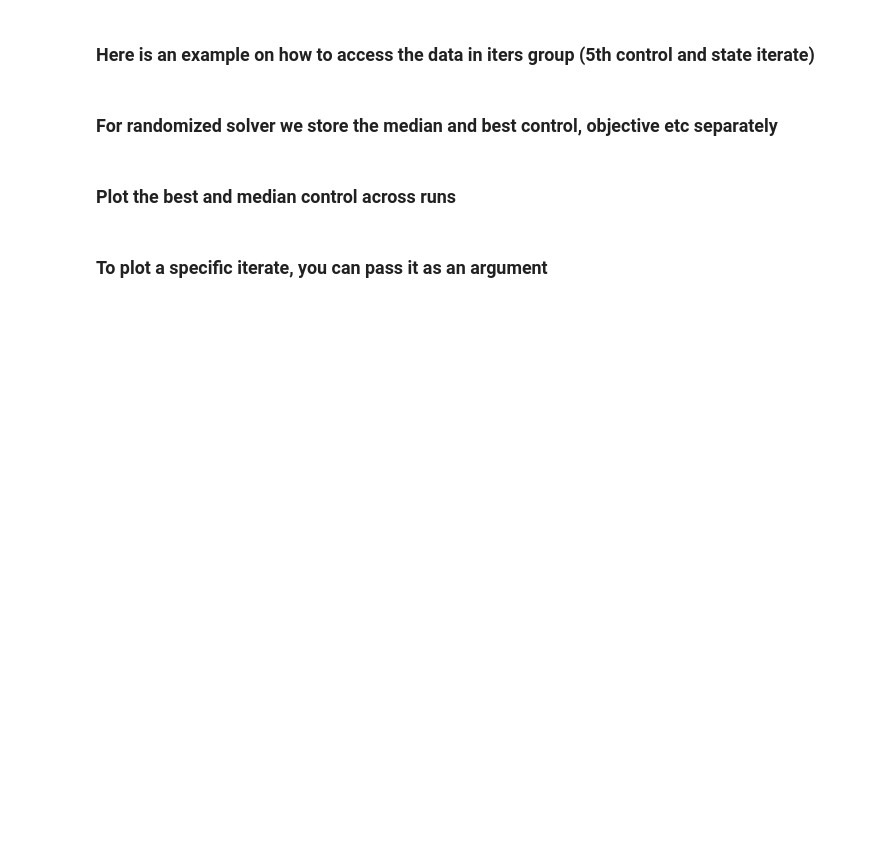
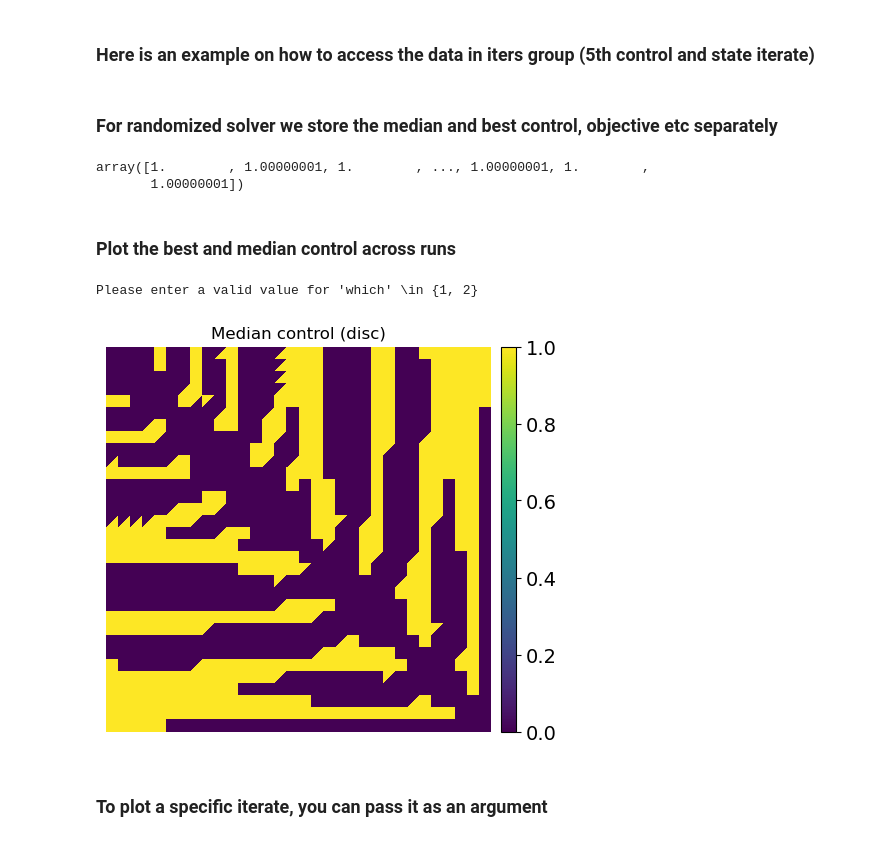
Before and after one commit to choudharyharsh122/admm_methods, a Jupyter notebook: admm1/admm_viz.ipynb, the cells around one changed output. Saved outputs shown, nothing was run; the diff lists cells and outputs as text; code cells hidden in the pictures; blank space fills up the shorter version.

```diff
--- a/admm1/admm_viz.ipynb
+++ b/admm1/admm_viz.ipynb
@@ -32,16 +51,18 @@ admm.objective   #median
 admm.objective_best #best
 
 ## Same for control
-admm.control   #median
-admm.control_best #best
+admm.control_1   #median
+admm.control_1_best #best
+# %% [output]
+array([1.        , 1.00000001, 1.        , ..., 1.00000001, 1.        ,
+       1.00000001])
 # %% [markdown]
 ### Plot the best and median control across runs
 # %%
-admm.plot_control() #median
-admm.plot_control(best=True) #best
-admm.plot_control(best=True, cont=True) #best , continuous
-admm.plot_state() #median
-admm.plot_state(best=True) #best
+admm.plot_control(disc=True) #median
+# %% [output]
+Please enter a valid value for 'which' \in {1, 2}
+[figure, added]
 # %% [markdown]
 ### To plot a specific iterate, you can pass it as an argument
 # %%
```
Also changed, not shown: parts of 20 cells of this notebook, 33 other files.
